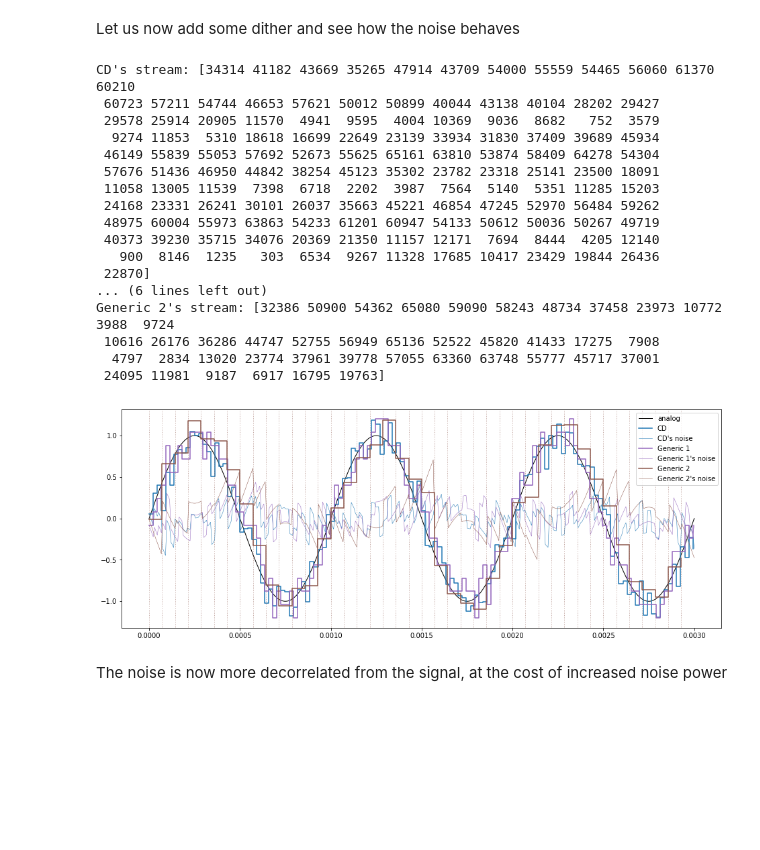
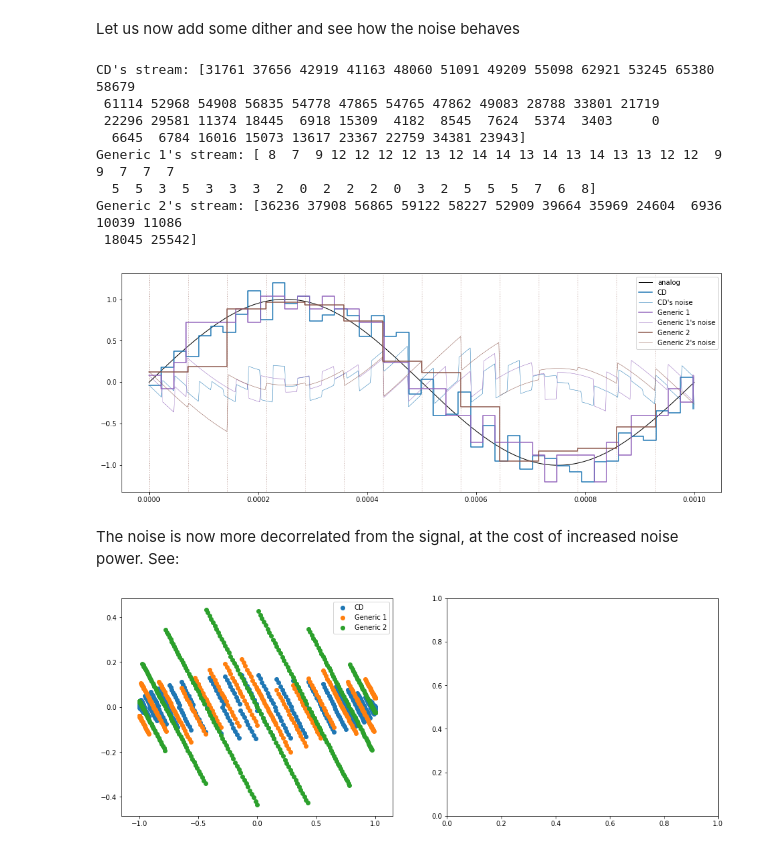
Before and after one commit to marcondos/signal, a Jupyter notebook: sampling.ipynb, the cells around one changed output. Drawn from its saved outputs; the diff is of its cells as text; code cells hidden in the pictures; blank space fills up the shorter version.

Commit message:
show noise correlation

```diff
--- a/sampling.ipynb
+++ b/sampling.ipynb
@@ -32,19 +32,20 @@ GenericPCM_2 = waves.PCMSampler('Generic 2', 14000, 16) # Same CD resolution, lo
 # %%
 f = 1e3 # 1KHz
 audio = waves.AnalogSineWave('analog', f, gain=1, phase=0)
-n_waves = 3
+n_waves = 1
 length = n_waves * 1/f
 
-audio.plot(length, plt, color='k', lw=1)
-CD.sample(audio, length, plt, lw=1.5)
+noise_nodither = {}
+noise_nodither['time_domain'] = audio.plot(length, plt, color='k', lw=1)
+_, _, _, noise_nodither[CD.label] = CD.sample(audio, length, plt, lw=1.5)
 ##SACD.sample(audio, length, plt, color='b', lw=1.5)
 #DVDA.sample(audio, length, plt, color='g', lw=1.5)
 #BDA.sample(audio, length, plt, color='m', lw=1.5)
-GenericPCM_1.sample(audio, length, plt, lw=1.5)
-GenericPCM_2.sample(audio, length, plt, lw=1.5)
+_, _, _, noise_nodither[GenericPCM_1.label] = GenericPCM_1.sample(audio, length, plt, lw=1.5)
+_, _, _, noise_nodither[GenericPCM_2.label] = GenericPCM_2.sample(audio, length, plt, lw=1.5)
 [plt.axvline(t, color=GenericPCM_2.color, lw=1, ls=':', alpha=0.5) for t in np.arange(0, length, GenericPCM_2.sampling_interval)]
 #[plt.axhline(A, color='b', lw=1, ls=':', alpha=0.5) for A in np.linspace(audio.Amin, audio.Amax, GenericPCM.levels)]
-plt.legend()
+plt.legend();
 plt.gcf().set_size_inches(16, 6)
 # %% [output]
 CD's stream: [32768 36645 40444 44087 47501 50616 53369 55705 57577 58945 59783 60074
@@ -68,35 +60,35 @@ Generic 2's stream: [32768 44615 54116 59389 59389 54116 44615 32768 20920 11419
 # %% [markdown]
 Let us now add some dither and see how the noise behaves
 # %%
-audio.plot(length, plt, color='k', lw=1)
-CD.sample(audio, length, plt, dither=0.35, lw=1.5)
+noise_dither = {}
+noise_dither['time_domain'] = audio.plot(length, plt, color='k', lw=1)
+_, _, _, noise_dither[CD.label] = CD.sample(audio, length, plt, dither=0.35, lw=1.5)
 ##SACD.sample(audio, length, plt, color='b', lw=1.5)
 #DVDA.sample(audio, length, plt, color='g', lw=1.5)
 #BDA.sample(audio, length, plt, color='m', lw=1.5)
-GenericPCM_1.sample(audio, length, plt, dither=0.35, lw=1.5)
-GenericPCM_2.sample(audio, length, plt, dither=0.35, lw=1.5)
+_, _, _, noise_dither[GenericPCM_1.label] = GenericPCM_1.sample(audio, length, plt, dither=0.35, lw=1.5)
+_, _, _, noise_dither[GenericPCM_2.label] = GenericPCM_2.sample(audio, length, plt, dither=0.35, lw=1.5)
 [plt.axvline(t, color=GenericPCM_2.color, lw=1, ls=':', alpha=0.5) for t in np.arange(0, length, GenericPCM_2.sampling_interval)]
 #[plt.axhline(A, color='b', lw=1, ls=':', alpha=0.5) for A in np.linspace(audio.Amin, audio.Amax, GenericPCM.levels)]
 plt.legend()
 plt.gcf().set_size_inches(16, 6)
 # %% [output]
-CD's stream: [34314 41182 43669 35265 47914 43709 54000 55559 54465 56060 61370 60210
- 60723 57211 54744 46653 57621 50012 50899 40044 43138 40104 28202 29427
- 29578 25914 20905 11570  4941  9595  4004 10369  9036  8682   752  3579
-  9274 11853  5310 18618 16699 22649 23139 33934 31830 37409 39689 45934
- 46149 55839 55053 57692 52673 55625 65161 63810 53874 58409 64278 54304
- 57676 51436 46950 44842 38254 45123 35302 23782 23318 25141 23500 18091
- 11058 13005 11539  7398  6718  2202  3987  7564  5140  5351 11285 15203
- 24168 23331 26241 30101 26037 35663 45221 46854 47245 52970 56484 59262
- 48975 60004 55973 63863 54233 61201 60947 54133 50612 50036 50267 49719
- 40373 39230 35715 34076 20369 21350 11157 12171  7694  8444  4205 12140
-   900  8146  1235   303  6534  9267 11328 17685 10417 23429 19844 26436
- 22870]
-... (6 lines left out)
-Generic 2's stream: [32386 50900 54362 65080 59090 58243 48734 37458 23973 10772  3988  9724
- 10616 26176 36286 44747 52755 56949 65136 52522 45820 41433 17275  7908
-  4797  2834 13020 23774 37961 39778 57055 63360 63748 55777 45717 37001
- 24095 11981  9187  6917 16795 19763]
+CD's stream: [31761 37656 42919 41163 48060 51091 49209 55098 62921 53245 65380 58679
+ 61114 52968 54908 56835 54778 47865 54765 47862 49083 28788 33801 21719
+ 22296 29581 11374 18445  6918 15309  4182  8545  7624  5374  3403     0
+  6645  6784 16016 15073 13617 23367 22759 34381 23943]
+Generic 1's stream: [ 8  7  9 12 12 12 12 13 12 14 14 13 14 13 14 13 13 12 12  9  9  7  7  7
+  5  5  3  5  3  3  3  2  0  2  2  2  0  3  2  5  5  5  7  6  8]
+Generic 2's stream: [36236 37908 56865 59122 58227 52909 39664 35969 24604  6936 10039 11086
+ 18045 25542]
-[figure, old version]
+[figure, new version]
 # %% [markdown]
-The noise is now more decorrelated from the signal, at the cost of increased noise power
+The noise is now more decorrelated from the signal, at the cost of increased noise power. See:
+# %%
+fig, ax = plt.subplots(1, 2)
+for ADC in [CD, GenericPCM_1, GenericPCM_2]:
+    ax[0].scatter(audio.function(noise_nodither['time_domain']), noise_nodither[ADC.label], label=ADC.label)
+ax[0].legend()
+fig.set_size_inches(16, 6)
+# %% [output]
+[figure, added]
```
Also changed, not shown: parts of 2 cells of this notebook.
